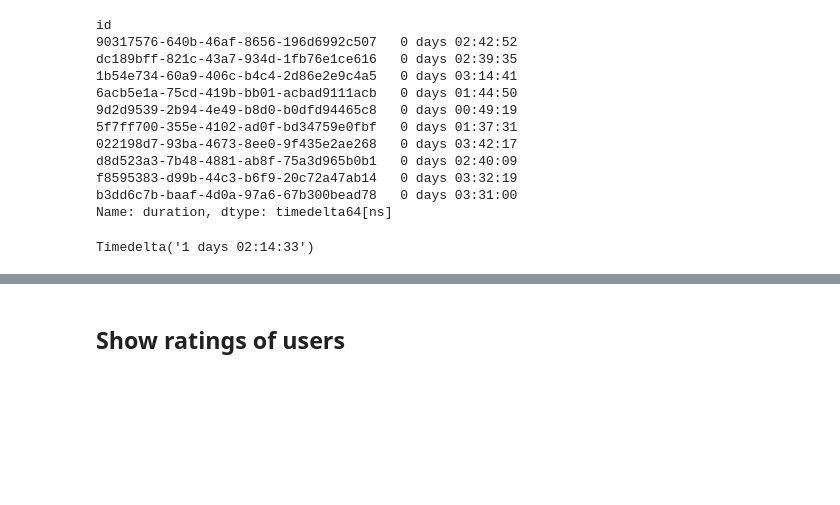
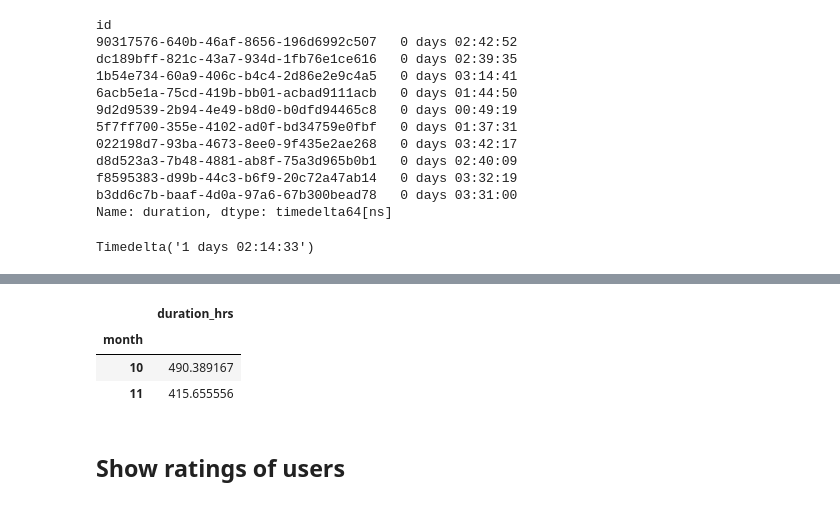
Before and after one commit to donutboy929/tictactAI, a Jupyter notebook: jupyter/visualise-a28-metrics/visualiser.ipynb, the cells around one changed output, grey strips where cells are left out. Cells and saved outputs as stored; diff of their text form; code cells hidden in the pictures; blank space fills up the shorter version.

```diff
--- a/jupyter/visualise-a28-metrics/visualiser.ipynb
+++ b/jupyter/visualise-a28-metrics/visualiser.ipynb
@@ -470,3 +480,16 @@ df_asd
+# %%
+df_scenes_grouped = df_processed[['duration', 'date']].copy()
+
+df_scenes_grouped['month'] = [d.month for d in df_scenes_grouped['date']]
+df_scenes_grouped['duration_hrs'] = [((d.days * 24 * 3600 + d.seconds) / 3600) for d in df_scenes_grouped['duration']]
+
+df_scenes_grouped = df_scenes_grouped.groupby('month').sum()
+df_scenes_grouped
+# %% [output]
+|  | duration_hrs |
+| month |  |
+| 10 | 490.389167 |
+| 11 | 415.655556 |
 # %% [markdown]
 ## Show ratings of users
 # %%
```
Also changed, not shown: parts of 8 cells of this notebook.
